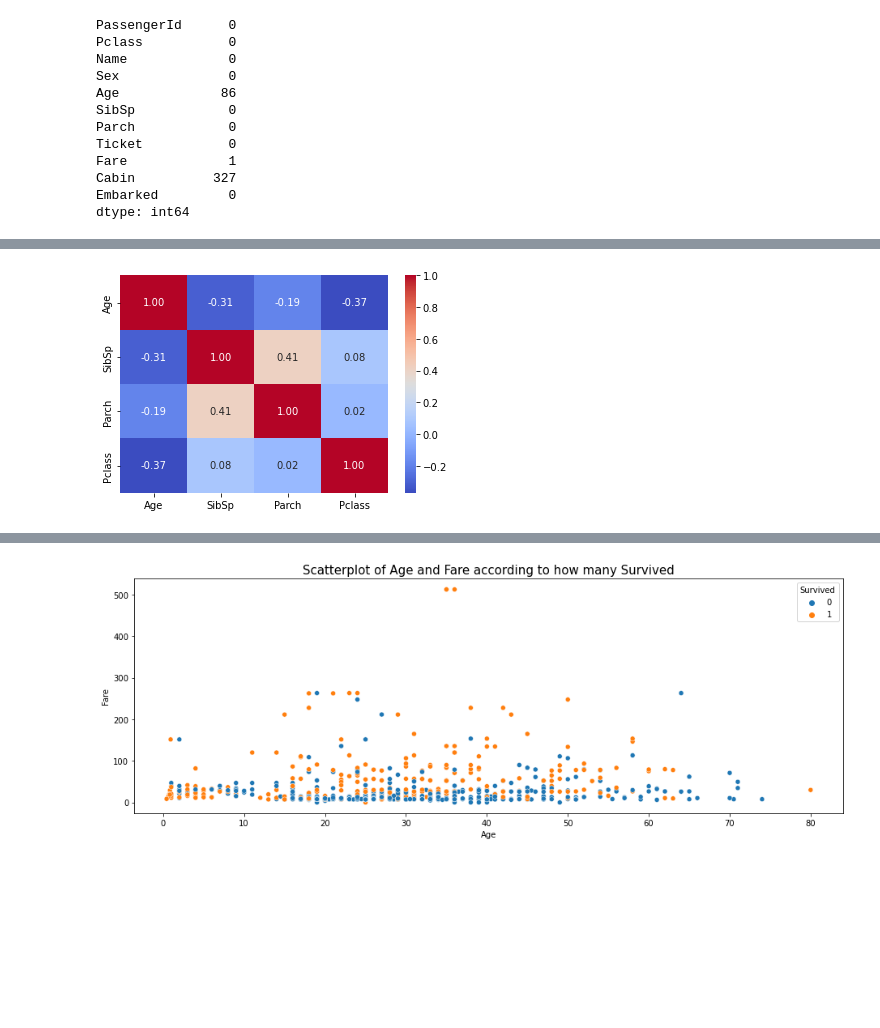
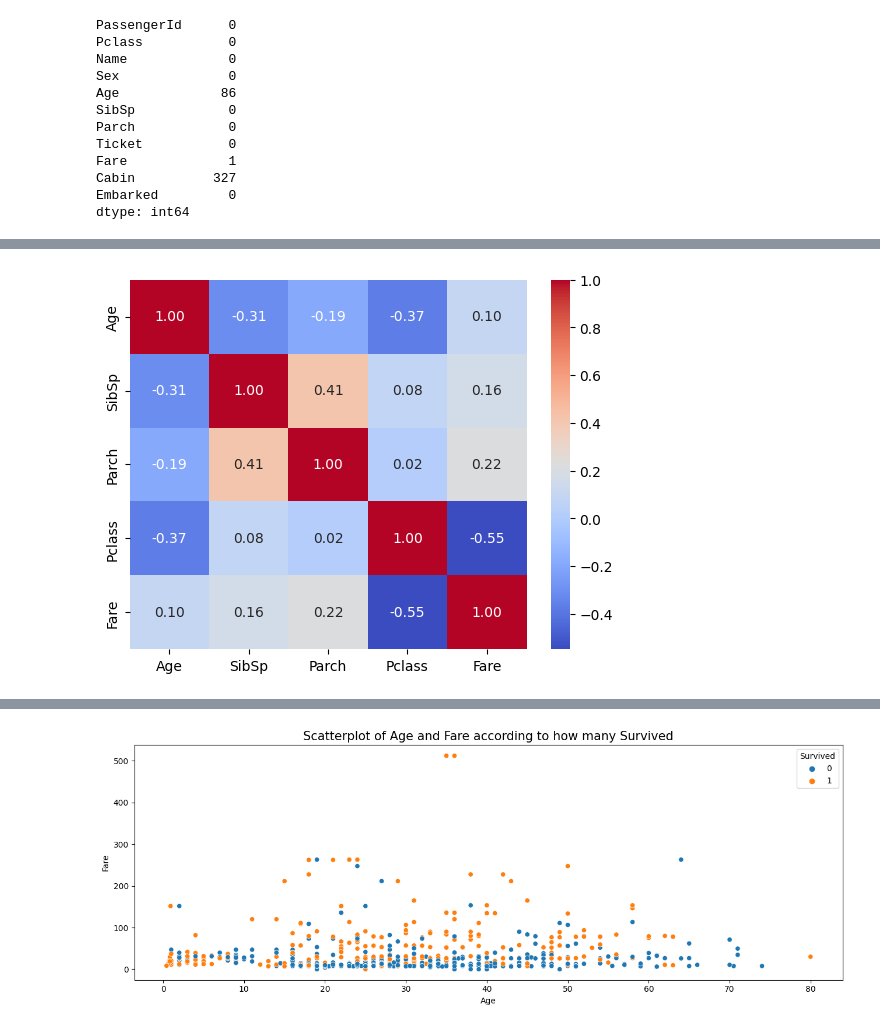
Before and after one commit to Jenutka/Titanic, a Jupyter notebook: titanic-plots.ipynb, the cells around one changed output, grey strips where cells are left out. Saved outputs shown, nothing was run; the diff lists cells and outputs as text; code cells hidden in the pictures; blank space fills up the shorter version.

```diff
--- a/titanic-plots.ipynb
+++ b/titanic-plots.ipynb
@@ -133,5 +136,5 @@ sns.catplot(x="Survived", hue="Sex", kind="count", data=train_data)
 # %%
-numerical_names = ["Age", "Sex", "SibSp", "Parch", "Pclass"]
+numerical_names = ["Age", "Sex", "SibSp", "Parch", "Pclass", "Fare"]
 _ = sns.heatmap(train_data[numerical_names].corr(),annot=True, fmt=".2f", cmap = "coolwarm")
 # %% [output]
-[figure, old version]
+[figure, new version]
```
Also changed, not shown: parts of 13 cells of this notebook, 2 other files.
